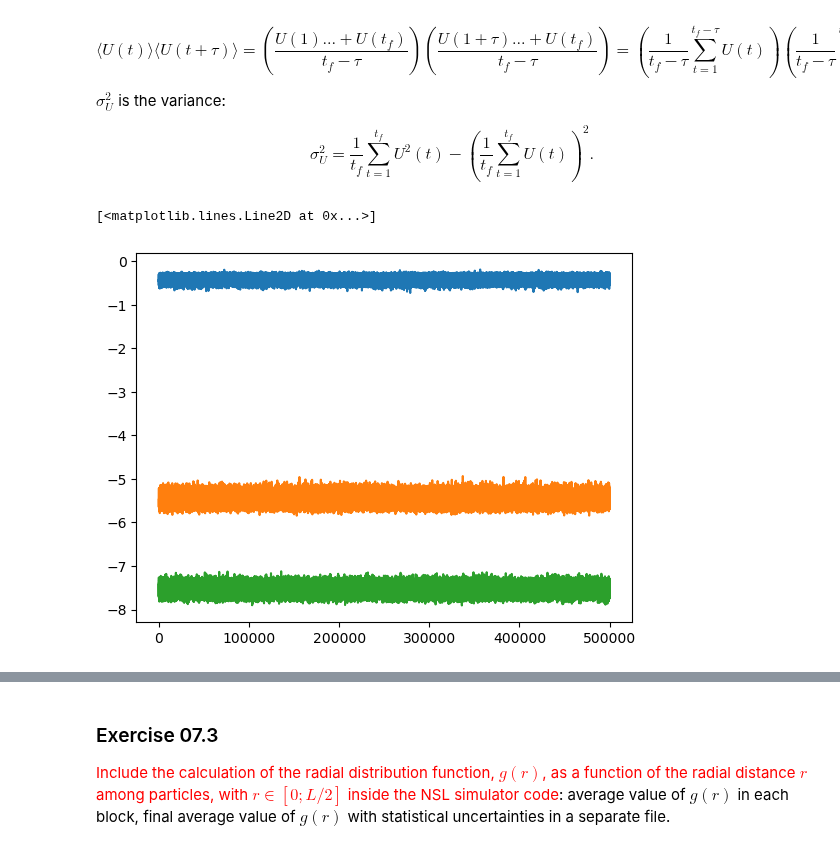
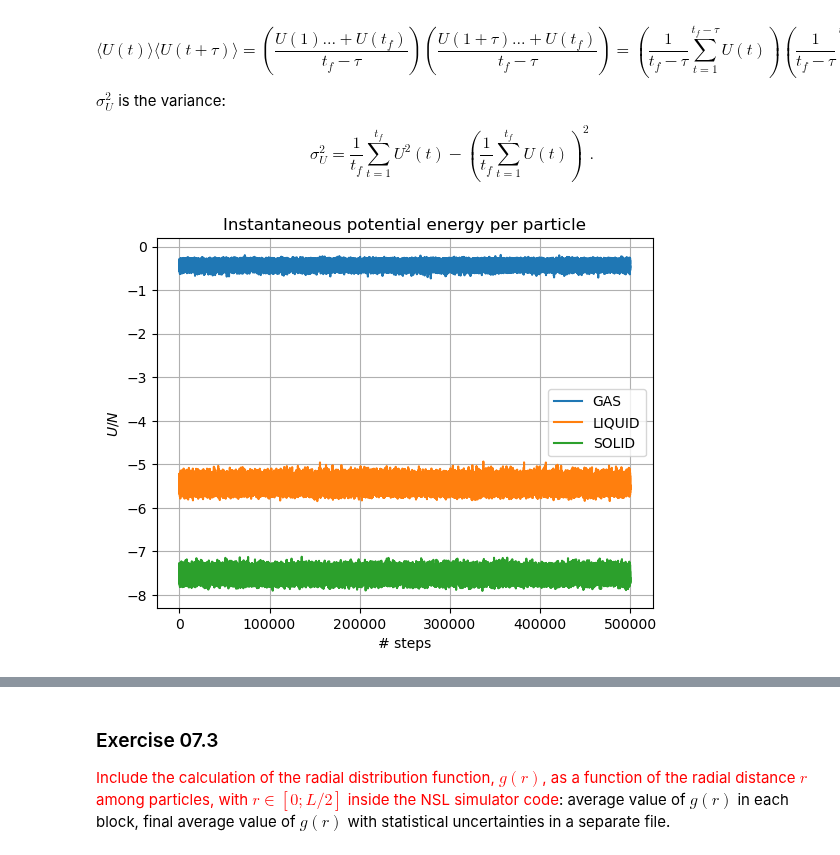
Before and after one commit to edoiannu/LSN_Exercises_Iannucci, a Jupyter notebook: Exercises_07/LSN_Exercises_07.ipynb, the cells around one changed output, grey strips where cells are left out. Drawn from its saved outputs; the diff is of its cells as text; code cells hidden in the pictures.

```diff
--- a/Exercises_07/LSN_Exercises_07.ipynb
+++ b/Exercises_07/LSN_Exercises_07.ipynb
@@ -44,53 +44,44 @@ pe_solid = []
 with open('results/Exercise_07-2/GAS/potential_energy.dat', 'r') as file:
     import csv
     reader = csv.reader(file)
     next(reader, None) # salta la prima riga
     for list in file:
         elements = list.split()
         pe_gas.append(float(elements[1]))
 file.close()
 
 with open('results/Exercise_07-2/LIQUID/potential_energy.dat', 'r') as file:
     import csv
     reader = csv.reader(file)
     next(reader, None) # salta la prima riga
     for list in file:
         elements = list.split()
         pe_liquid.append(float(elements[1]))
 file.close()
 
 with open('results/Exercise_07-2/SOLID/potential_energy.dat', 'r') as file:
     import csv
     reader = csv.reader(file)
     next(reader, None) # salta la prima riga
     for list in file:
         elements = list.split()
         pe_solid.append(float(elements[1]))
 file.close()
 
-def autocor(data,tau):
-    var = np.var(data)
-    appo1 = 0
-    appo2 = 0
-    appo3 = 0
-    for i in range(len(data)-tau):
-        print(i)
-        appo1 += data[i] * data[i+tau]
-        appo2 += data[i]
-        appo3 += data[i+tau]
-    appo1 /= (len(data)-tau)
-    appo2 /= (len(data)-tau)
-    appo3 /= (len(data)-tau)
-    return (appo1 - appo2 * appo3)/var
-
 N = np.arange(1,len(pe_gas)+1)
 
-plt.plot(N,pe_gas)
-plt.plot(N,pe_liquid)
-plt.plot(N,pe_solid)
+plt.plot(N,pe_gas,label='GAS')
+plt.plot(N,pe_liquid,label='LIQUID')
+plt.plot(N,pe_solid,label='SOLID')
+plt.ylabel(r'$U/N$')
+plt.xlabel('# steps')
+plt.title('Instantaneous potential energy per particle')
+plt.legend()
+plt.grid(True)
+
+plt.show()
 # %% [output]
-[<matplotlib.lines.Line2D at 0x...>]
-[figure, old version]
+[figure, new version]
 # %%
 max_lag = 1000
 
```
Also changed, not shown: parts of 17 cells of this notebook, 29 other files.
